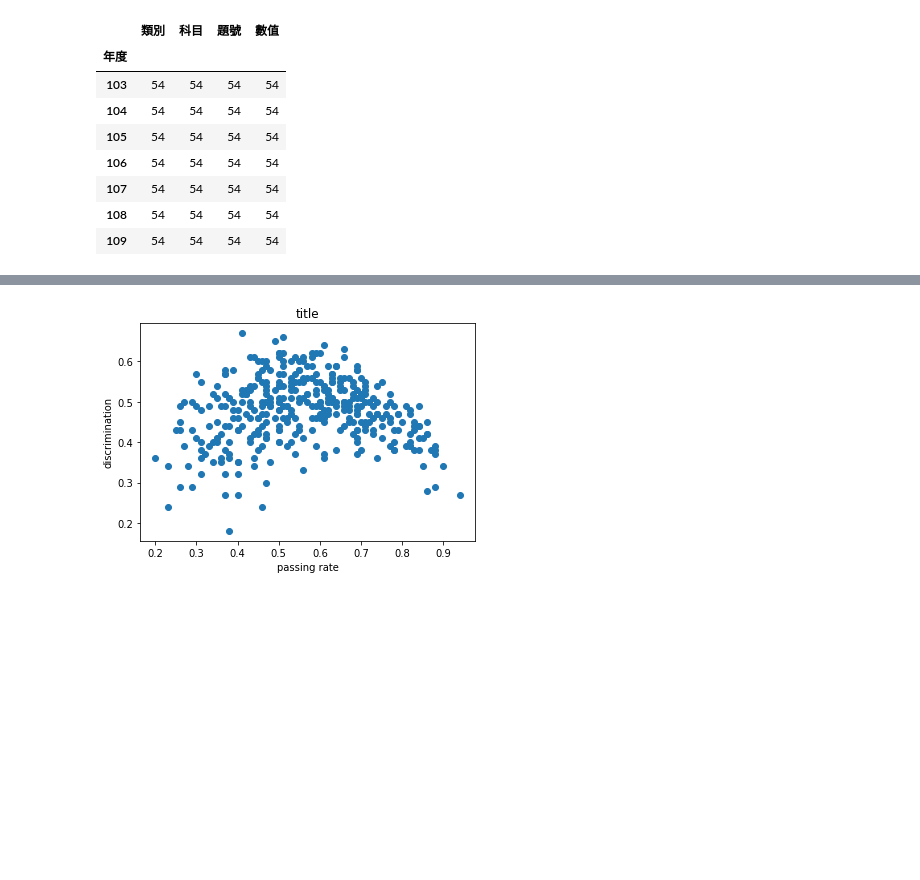
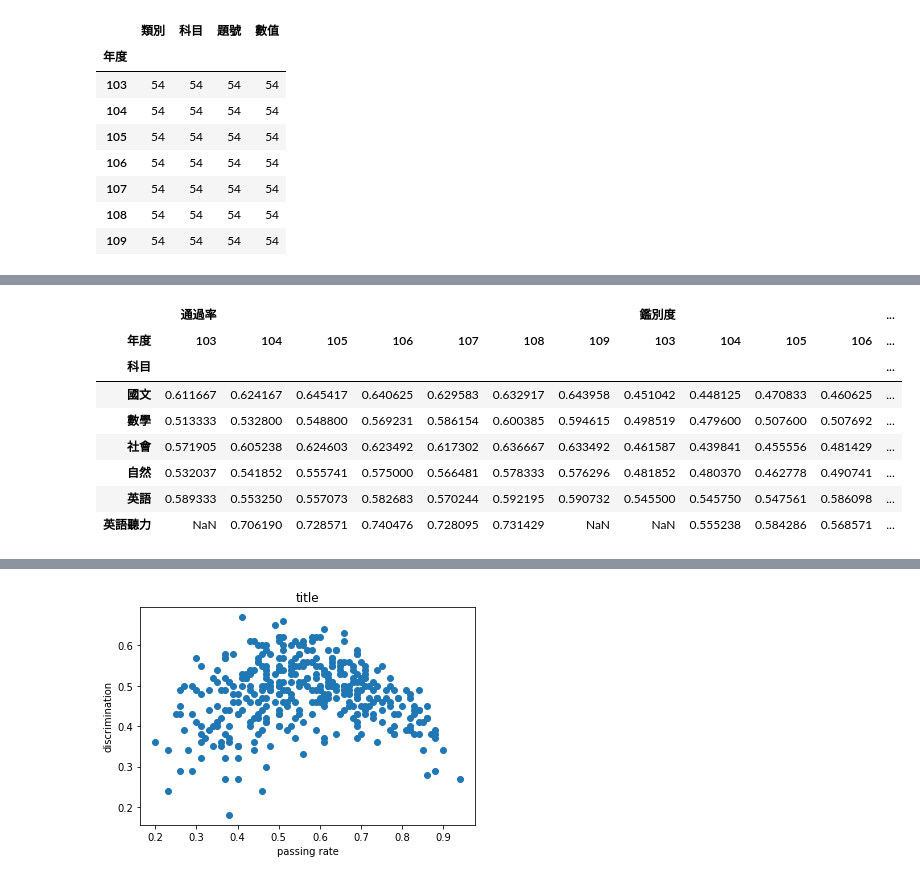
Before and after one commit to ChihHsiangChien/question_database, a Jupyter notebook: B03_分析通過率鑑別度與題目.ipynb, the cells around one changed output, grey strips where cells are left out. Cells and saved outputs as stored; diff of their text form; code cells hidden in the pictures; blank space fills up the shorter version.

```diff
--- a/分析通過率鑑別度與題目.ipynb
+++ b/B03_分析通過率鑑別度與題目.ipynb
@@ -94,0 +77,12 @@ passing_df = pd.merge(df3,df4 , left_on=['年度','科目','題號'],right_on=['
+# %%
+passing_df.pivot_table(index=['科目'], columns = ['年度'] , values=['通過率','鑑別度'])
+# %% [output]
+|  | 通過率 |  |  |  |  |  |  | 鑑別度 |  |  |  | ... |
+| 年度 | 103 | 104 | 105 | 106 | 107 | 108 | 109 | 103 | 104 | 105 | 106 | ... |
+| 科目 |  |  |  |  |  |  |  |  |  |  |  | ... |
+| 國文 | 0.611667 | 0.624167 | 0.645417 | 0.640625 | 0.629583 | 0.632917 | 0.643958 | 0.451042 | 0.448125 | 0.470833 | 0.460625 | ... |
+| 數學 | 0.513333 | 0.532800 | 0.548800 | 0.569231 | 0.586154 | 0.600385 | 0.594615 | 0.498519 | 0.479600 | 0.507600 | 0.507692 | ... |
+| 社會 | 0.571905 | 0.605238 | 0.624603 | 0.623492 | 0.617302 | 0.636667 | 0.633492 | 0.461587 | 0.439841 | 0.455556 | 0.481429 | ... |
+| 自然 | 0.532037 | 0.541852 | 0.555741 | 0.575000 | 0.566481 | 0.578333 | 0.576296 | 0.481852 | 0.480370 | 0.462778 | 0.490741 | ... |
+| 英語 | 0.589333 | 0.553250 | 0.557073 | 0.582683 | 0.570244 | 0.592195 | 0.590732 | 0.545500 | 0.545750 | 0.547561 | 0.586098 | ... |
+| 英語聽力 | NaN | 0.706190 | 0.728571 | 0.740476 | 0.728095 | 0.731429 | NaN | NaN | 0.555238 | 0.584286 | 0.568571 | ... |
```
Also changed, not shown: parts of 13 cells of this notebook, 13 other files.
